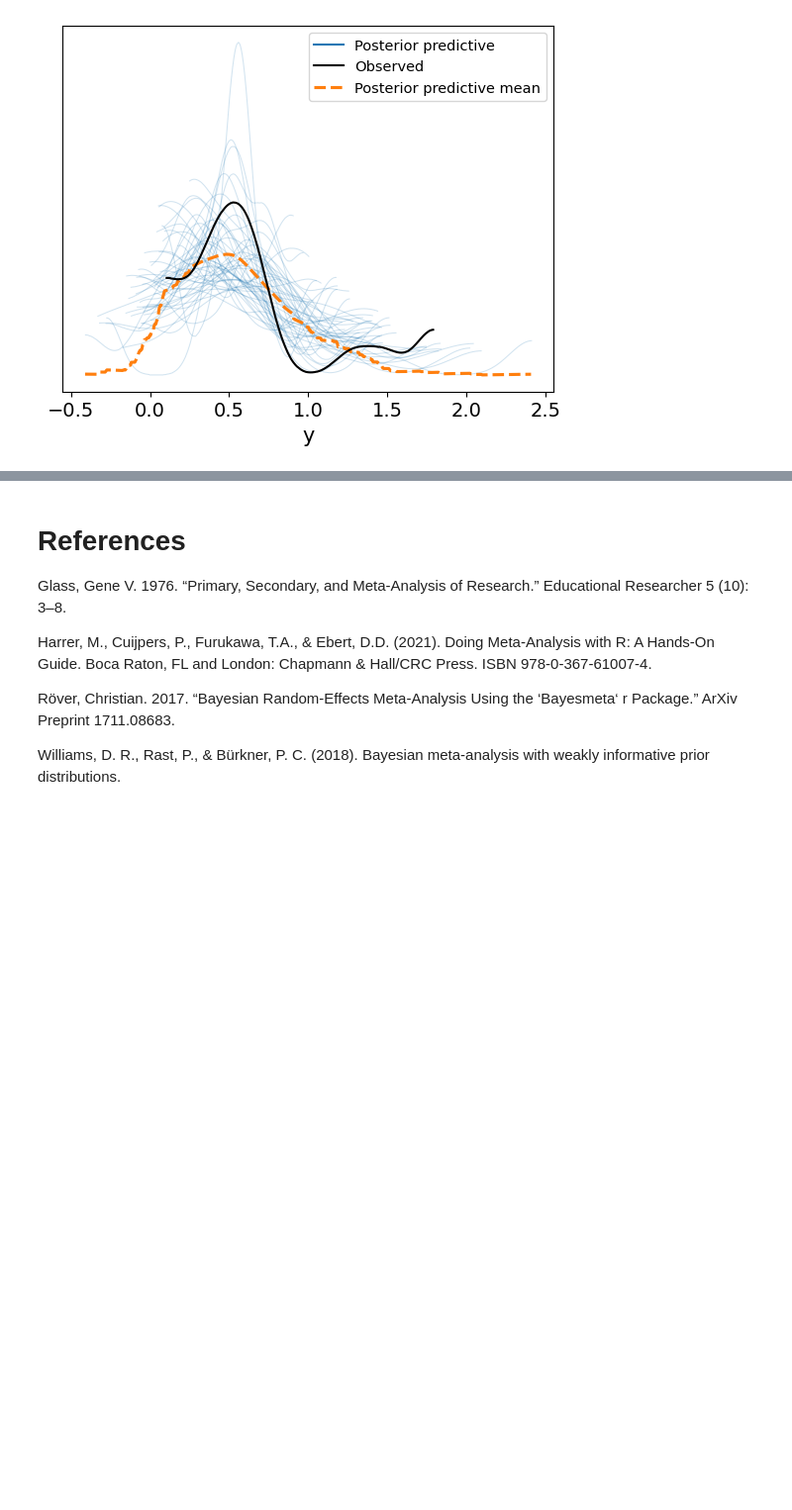
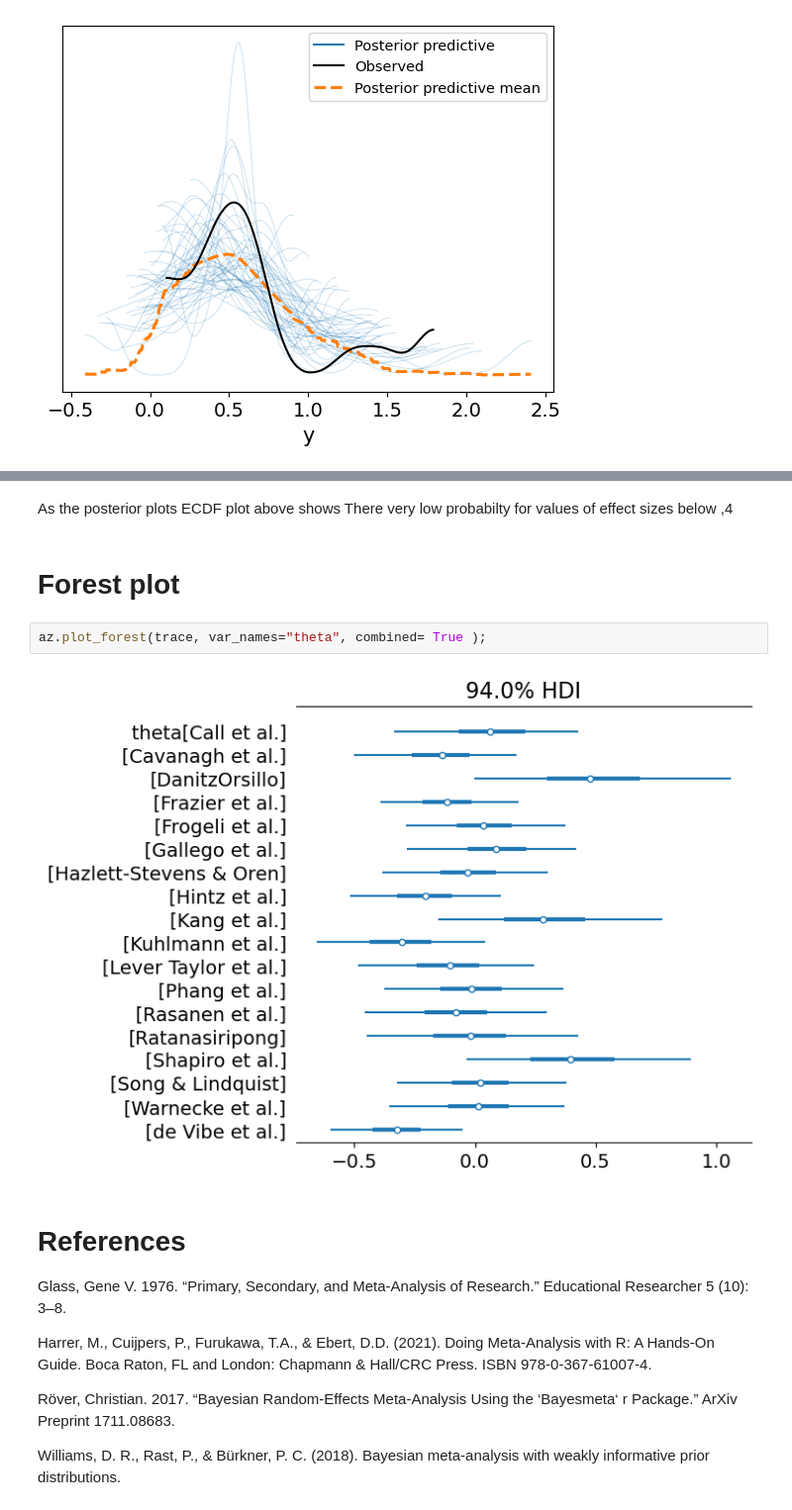
Before and after one commit to HPCurtis/meta_analysis_pymc, a Jupyter notebook: meta_analysis.ipynb, the cells around one changed output, grey strips where cells are left out. Shown at 99% size. Saved outputs shown, nothing was run; the diff lists cells and outputs as text; blank space fills up the shorter version.

```diff
--- a/meta_analysis.ipynb
+++ b/meta_analysis.ipynb
@@ -103,3 +122,11 @@ ecdf;
+# %% [markdown]
+As the posterior plots ECDF plot above shows There very low probabilty for values of effect sizes below ,4
+# %% [markdown]
+# Forest plot
+# %%
+az.plot_forest(trace, var_names="theta", combined= True );
+# %% [output]
+[figure, added]
 # %% [markdown]
 # References
 Glass, Gene V. 1976. “Primary, Secondary, and Meta-Analysis of Research.” Educational Researcher 5 (10): 3–8.
```
Also changed, not shown: parts of 12 cells of this notebook.
